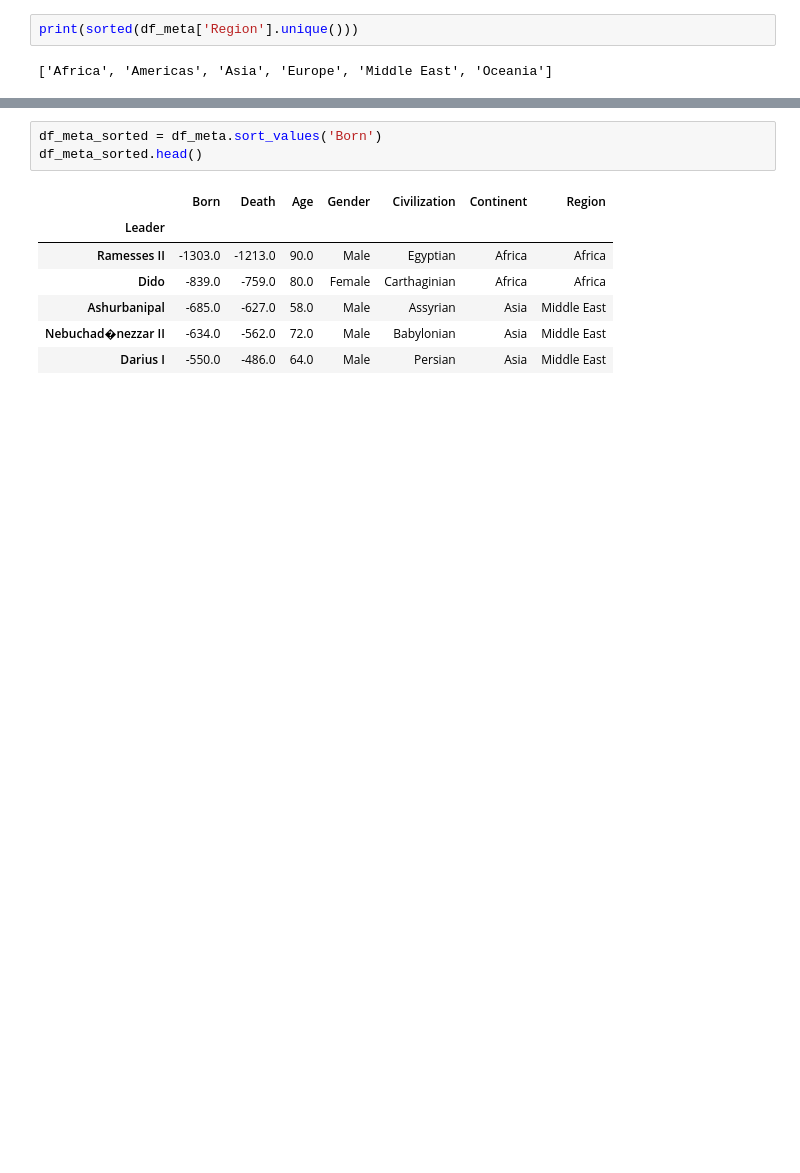
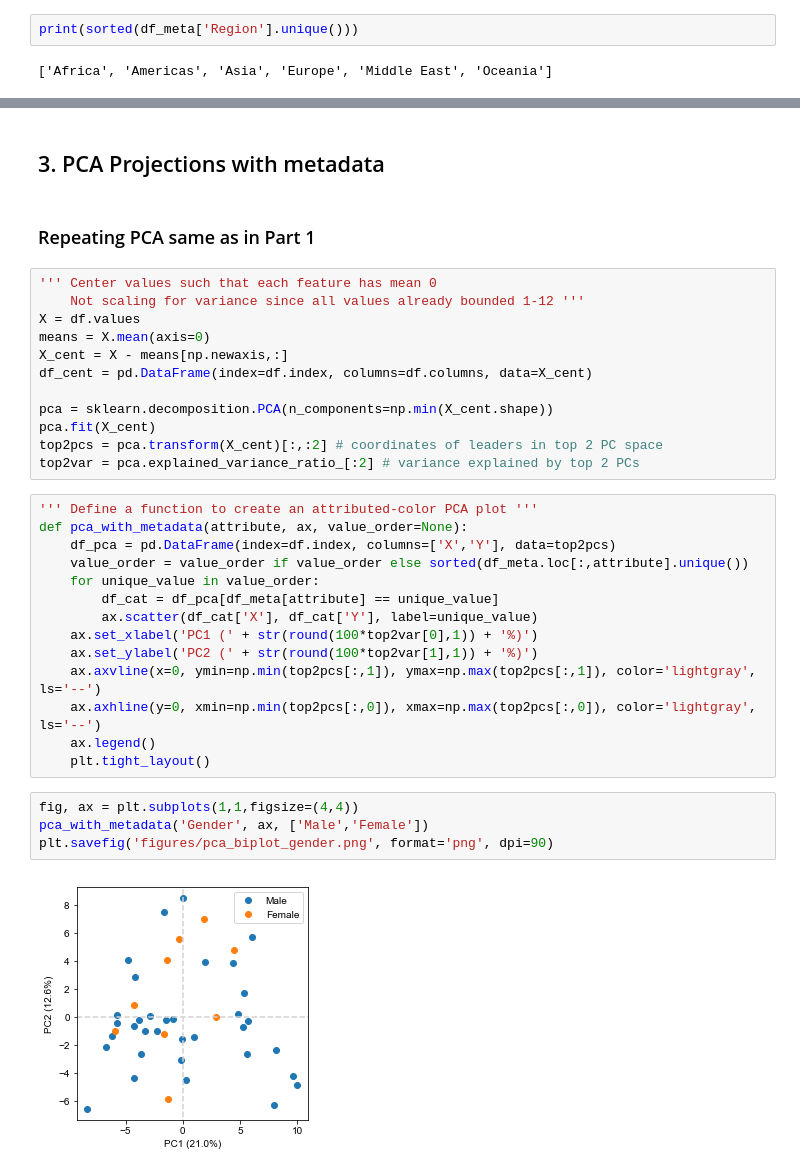
Before and after one commit to jhyun95/superfluous, a Jupyter notebook: civ5/civ5_analysis2.ipynb, the cells around one changed output, grey strips where cells are left out. Drawn from its saved outputs; the diff is of its cells as text; blank space fills up the shorter version.

```diff
--- a/civ5/civ5_analysis2.ipynb
+++ b/civ5/civ5_analysis2.ipynb
@@ -63,11 +78,36 @@ for i,region in enumerate(regions):
-# %%
-df_meta_sorted = df_meta.sort_values('Born')
-df_meta_sorted.head()
-# %% [output]
-|  | Born | Death | Age | Gender | Civilization | Continent | Region |
-| Leader |  |  |  |  |  |  |  |
-| Ramesses II | -1303.0 | -1213.0 | 90.0 | Male | Egyptian | Africa | Africa |
-| Dido | -839.0 | -759.0 | 80.0 | Female | Carthaginian | Africa | Africa |
-| Ashurbanipal | -685.0 | -627.0 | 58.0 | Male | Assyrian | Asia | Middle East |
-| Nebuchad�nezzar II | -634.0 | -562.0 | 72.0 | Male | Babylonian | Asia | Middle East |
-| Darius I | -550.0 | -486.0 | 64.0 | Male | Persian | Asia | Middle East |
+# %% [markdown]
+## 3. PCA Projections with metadata
+# %% [markdown]
+### Repeating PCA same as in Part 1
+# %%
+''' Center values such that each feature has mean 0
+    Not scaling for variance since all values already bounded 1-12 '''
+X = df.values
+means = X.mean(axis=0)
+X_cent = X - means[np.newaxis,:]
+df_cent = pd.DataFrame(index=df.index, columns=df.columns, data=X_cent)
+
+pca = sklearn.decomposition.PCA(n_components=np.min(X_cent.shape))
+pca.fit(X_cent)
+top2pcs = pca.transform(X_cent)[:,:2] # coordinates of leaders in top 2 PC space
+top2var = pca.explained_variance_ratio_[:2] # variance explained by top 2 PCs
+# %%
+''' Define a function to create an attributed-color PCA plot '''
+def pca_with_metadata(attribute, ax, value_order=None):
+    df_pca = pd.DataFrame(index=df.index, columns=['X','Y'], data=top2pcs)
+    value_order = value_order if value_order else sorted(df_meta.loc[:,attribute].unique())
+    for unique_value in value_order:
+        df_cat = df_pca[df_meta[attribute] == unique_value]
+        ax.scatter(df_cat['X'], df_cat['Y'], label=unique_value)
+    ax.set_xlabel('PC1 (' + str(round(100*top2var[0],1)) + '%)')
+    ax.set_ylabel('PC2 (' + str(round(100*top2var[1],1)) + '%)')
+    ax.axvline(x=0, ymin=np.min(top2pcs[:,1]), ymax=np.max(top2pcs[:,1]), color='lightgray', ls='--')
+    ax.axhline(y=0, xmin=np.min(top2pcs[:,0]), xmax=np.max(top2pcs[:,0]), color='lightgray', ls='--')
+    ax.legend()
+    plt.tight_layout()
+# %%
+fig, ax = plt.subplots(1,1,figsize=(4,4))
+pca_with_metadata('Gender', ax, ['Male','Female'])
+plt.savefig('figures/pca_biplot_gender.png', format='png', dpi=90)
+# %% [output]
+[figure, added]
```
Also changed, not shown: parts of 11 cells of this notebook, 5 other files.
